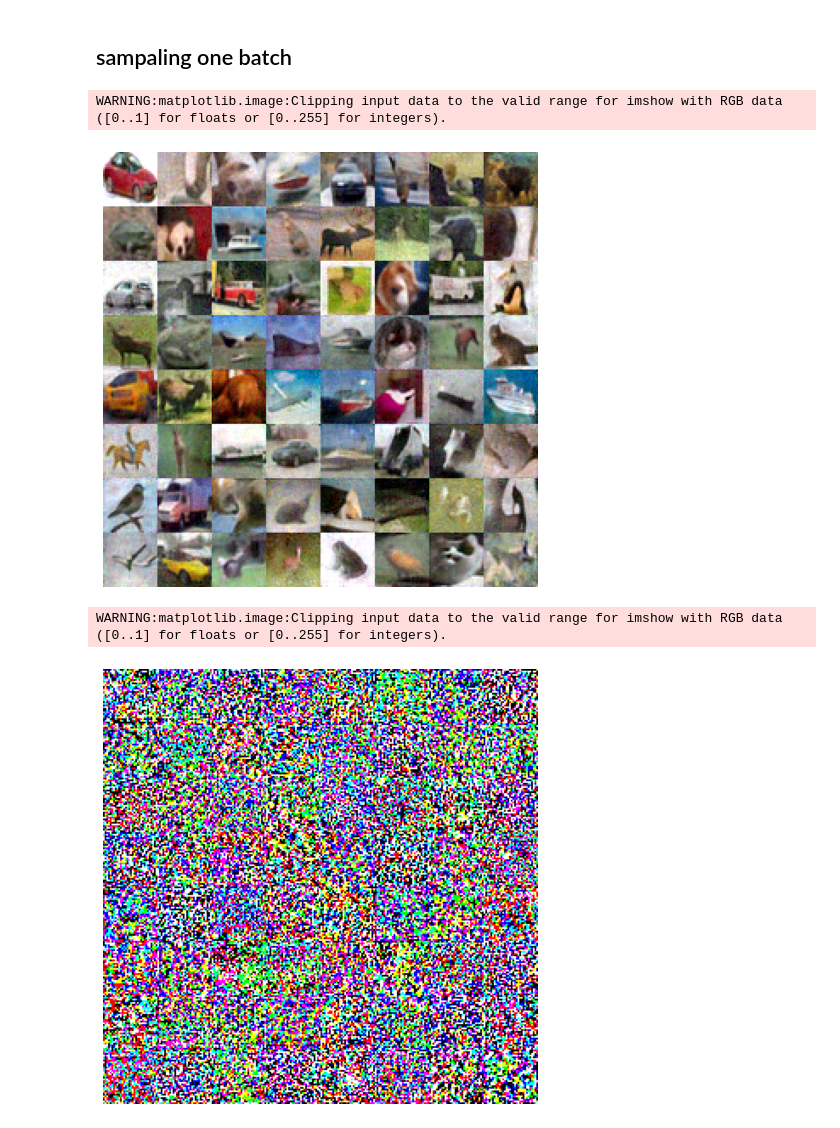
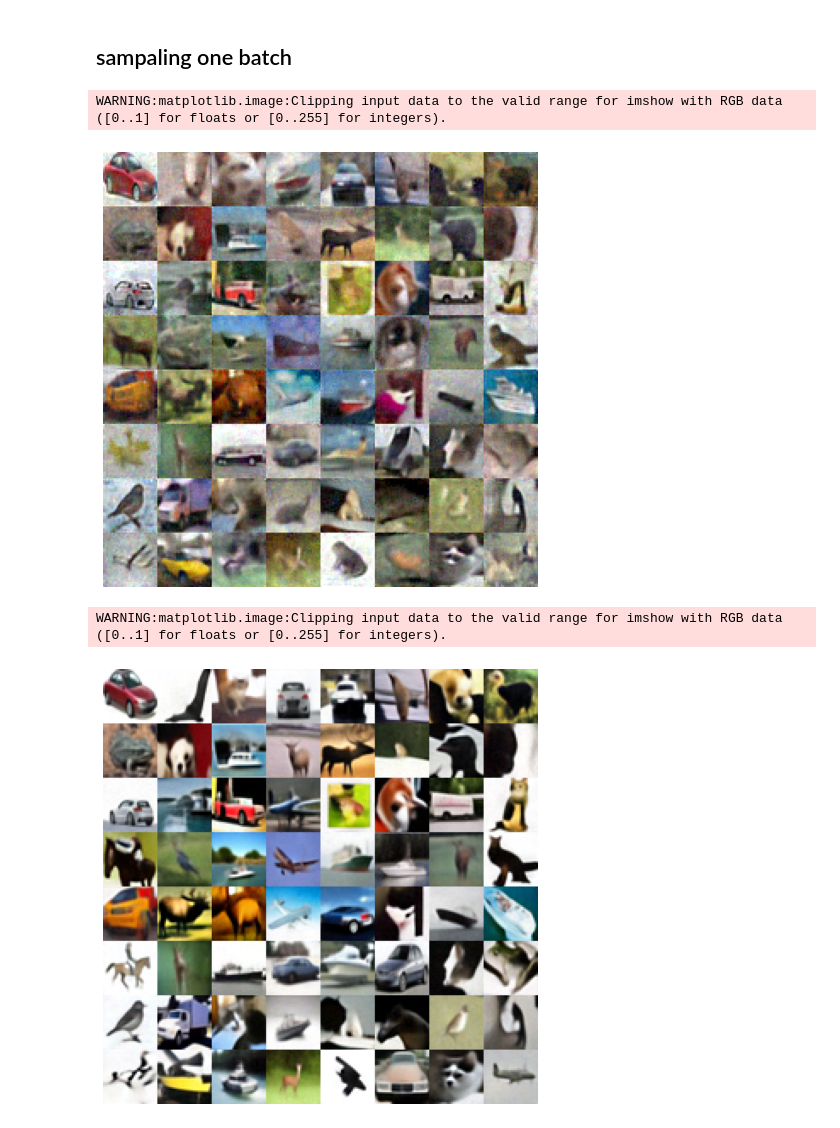
Before and after one commit to WN1695173791/dodes, a Jupyter notebook: notebooks/pdnm.ipynb, the cells around one changed output. Saved outputs shown, nothing was run; the diff lists cells and outputs as text; code cells hidden in the pictures.

```diff
--- a/notebooks/pdnm.ipynb
+++ b/notebooks/pdnm.ipynb
@@ -111,7 +111,7 @@ shape = (local_batch_size, img_size, img_size, channels)
 
 sampling_fn = sampling.get_pndm_sampler(
     sde, score_model, shape,inverse_scaler,
-    num_step=5,
+    num_step=4,
     is_quad=False,
     ipndm=True,
     eps=sampling_eps)
@@ -124,31 +124,31 @@ x, n = sampling_fn(step_rng, pstate)
 show_samples(x, re_shift=False)
 # %% [output]
 WARNING:matplotlib.image:Clipping input data to the valid range for imshow with RGB data ([0..1] for floats or [0..255] for integers).
-[figure, old version]
+[figure, new version]
 # %%
 #@title PC sampling
 random_seed = 0 #@param {"type": "integer"}
 rng = jax.random.PRNGKey(random_seed)
 img_size = config.data.image_size
 channels = config.data.num_channels
 shape = (local_batch_size, img_size, img_size, channels)
 
 sampling_fn = sampling.get_pndm_sampler(
     sde, score_model, shape,inverse_scaler,
-    num_step=5,
+    num_step=13,
     is_quad=False,
     ipndm=False,
     eps=sampling_eps)
 
 
 rng, *step_rng = jax.random.split(rng, jax.local_device_count() + 1)
 step_rng = jnp.asarray(step_rng)
 pstate = flax.jax_utils.replicate(state)
 x, n = sampling_fn(step_rng, pstate)
 show_samples(x, re_shift=False)
 # %% [output]
 WARNING:matplotlib.image:Clipping input data to the valid range for imshow with RGB data ([0..1] for floats or [0..255] for integers).
-[figure, old version]
+[figure, new version]
 # %%
 random_seed = 0 #@param {"type": "integer"}
 rng = jax.random.PRNGKey(random_seed)
```
Also changed, not shown: parts of 1 cell of this notebook, 3 other files.
